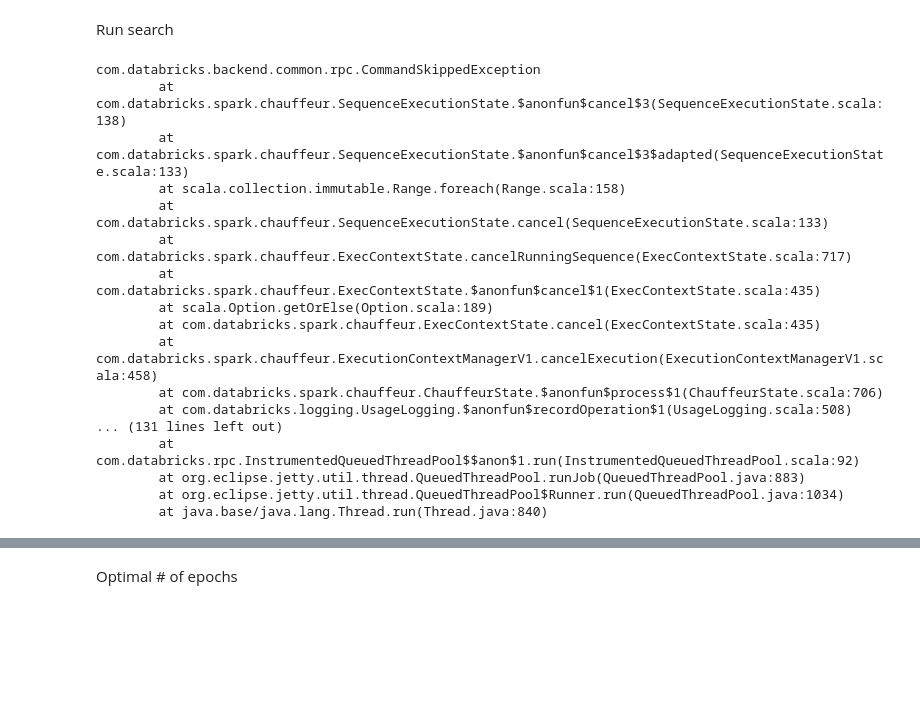
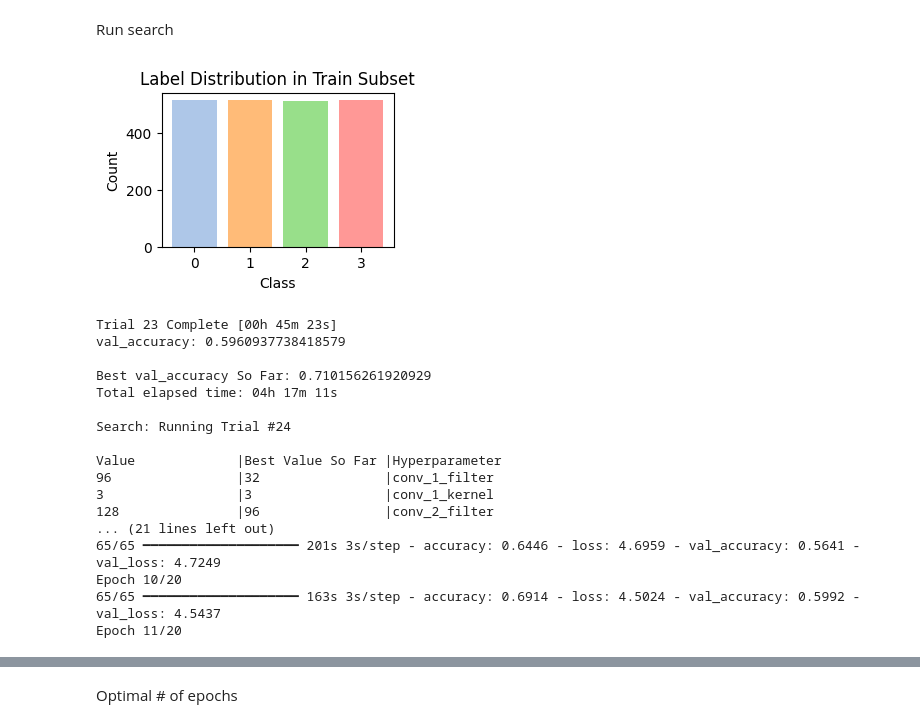
Before and after one commit to BradleyEdelman/Alzheimers-MRI-Classification, a Jupyter notebook: notebooks/02_custom_CNN.ipynb, the cells around one changed output, grey strips where cells are left out. Drawn from its saved outputs; the diff is of its cells as text; code cells hidden in the pictures; blank space fills up the shorter version.

```diff
--- a/notebooks/02_custom_CNN.ipynb
+++ b/notebooks/02_custom_CNN.ipynb
@@ -102,12 +107,8 @@ clear_output(wait=False)
 # %% [markdown]
 Fit model
 # %%
-# Ensure labels are categorical and have the correct shape
-train_lab = to_categorical(train_lab.astype('int8'), num_classes=4)
-test_lab = to_categorical(test_lab.astype('int8'), num_classes=4)
-
 early_stopping = EarlyStopping(monitor='val_loss', patience=5, restore_best_weights=True)
-validation_data = (test_data, test_lab)
+validation_data = (test_data, test_lab_cat)
 
 history = model.fit(
     train_data,
@@ -346,56 +302,54 @@ Run search
 # %%
 # tune parameters on subset of data to conserve time/memory
 subset = []
 for label in np.unique(train_lab):
     label_indices = np.where(train_lab == label)[0]
     np.random.shuffle(label_indices)
     subset.extend(label_indices[:int(0.2 * len(label_indices))])
 subset = np.array(subset)
-import matplotlib.pyplot as plt
+train_data_tune = train_data[subset,:,:,:]
+train_lab_tune = train_lab[subset]
 
 # Plot bar graph of label distribution in subset
-label_counts = np.bincount(train_lab_tune.argmax(axis=1))
+label_counts = np.bincount(train_lab_tune)
 labels = np.arange(len(label_counts))
 
-plt.bar(labels, label_counts, tick_label=labels)
-plt.xlabel('Labels')
+colors = ['#aec7e8', '#ffbb78', '#98df8a', '#ff9896']
+plt.figure(figsize=(3, 2))
+plt.bar(labels, label_counts, tick_label=labels, color=colors)
+plt.xlabel('Class')
 plt.ylabel('Count')
-plt.title('Label Distribution in Subset')
+plt.title('Label Distribution in Train Subset')
 plt.show()
-train_data_tune = train_data[subset,:,:,:]
-train_lab_tune = train_lab[subset]
-train_lab_tune = to_categorical(train_lab_tune.astype('int8'))
 
-subset = []
-for label in np.unique(test_lab):
-    label_indices = np.where(test_lab == label)[0]
-    np.random.shuffle(label_indices)
-    subset.extend(label_indices[:int(0.2 * len(label_indices))])
-subset = np.array(subset)
-test_data_tune = test_data[subset,:,:]
-test_lab_tune = test_lab[subset]
-test_lab_tune = to_categorical(test_lab_tune.astype('int8'))
+train_lab_tune_cat = to_categorical(train_lab_tune.astype('int8'))
 
-tuner.search(train_data_tune, train_lab_tune, epochs = 10, callbacks = [stop_early],
-             validation_data = (test_data_tune, test_lab_tune))
+test_data_tune = test_data.reshape(-1, 128, 128, 1)
+test_lab_tune_cat = to_categorical(test_lab.astype('int8'))
 # %% [output]
-com.databricks.backend.common.rpc.CommandSkippedException
-        at com.databricks.spark.chauffeur.SequenceExecutionState.$anonfun$cancel$3(SequenceExecutionState.scala:138)
-        at com.databricks.spark.chauffeur.SequenceExecutionState.$anonfun$cancel$3$adapted(SequenceExecutionState.scala:133)
-        at scala.collection.immutable.Range.foreach(Range.scala:158)
-        at com.databricks.spark.chauffeur.SequenceExecutionState.cancel(SequenceExecutionState.scala:133)
-        at com.databricks.spark.chauffeur.ExecContextState.cancelRunningSequence(ExecContextState.scala:717)
-        at com.databricks.spark.chauffeur.ExecContextState.$anonfun$cancel$1(ExecContextState.scala:435)
-        at scala.Option.getOrElse(Option.scala:189)
-        at com.databricks.spark.chauffeur.ExecContextState.cancel(ExecContextState.scala:435)
-        at com.databricks.spark.chauffeur.ExecutionContextManagerV1.cancelExecution(ExecutionContextManagerV1.scala:458)
-        at com.databricks.spark.chauffeur.ChauffeurState.$anonfun$process$1(ChauffeurState.scala:706)
-        at com.databricks.logging.UsageLogging.$anonfun$recordOperation$1(UsageLogging.scala:508)
-... (131 lines left out)
-        at com.databricks.rpc.InstrumentedQueuedThreadPool$$anon$1.run(InstrumentedQueuedThreadPool.scala:92)
-        at org.eclipse.jetty.util.thread.QueuedThreadPool.runJob(QueuedThreadPool.java:883)
-        at org.eclipse.jetty.util.thread.QueuedThreadPool$Runner.run(QueuedThreadPool.java:1034)
-        at java.base/java.lang.Thread.run(Thread.java:840)
+[figure, added]
+# %%
+
+tuner.search(train_data_tune, train_lab_tune_cat, epochs = 10, callbacks = [stop_early],
+             validation_data = (test_data_tune, test_lab_tune_cat))
+# %% [output]
+Trial 23 Complete [00h 45m 23s]
+val_accuracy: 0.5960937738418579
+
+Best val_accuracy So Far: 0.710156261920929
+Total elapsed time: 04h 17m 11s
+
+Search: Running Trial #24
+
+Value             |Best Value So Far |Hyperparameter
+96                |32                |conv_1_filter
+3                 |3                 |conv_1_kernel
+128               |96                |conv_2_filter
+... (21 lines left out)
+65/65 ━━━━━━━━━━━━━━━━━━━━ 201s 3s/step - accuracy: 0.6446 - loss: 4.6959 - val_accuracy: 0.5641 - val_loss: 4.7249
+Epoch 10/20
+65/65 ━━━━━━━━━━━━━━━━━━━━ 163s 3s/step - accuracy: 0.6914 - loss: 4.5024 - val_accuracy: 0.5992 - val_loss: 4.5437
+Epoch 11/20
 # %%
 # Optimal hyperparameters
 best_hps = tuner.get_best_hyperparameters(num_trials = 1)[0]
```
Also changed, not shown: parts of 12 cells of this notebook, 8 other files.
